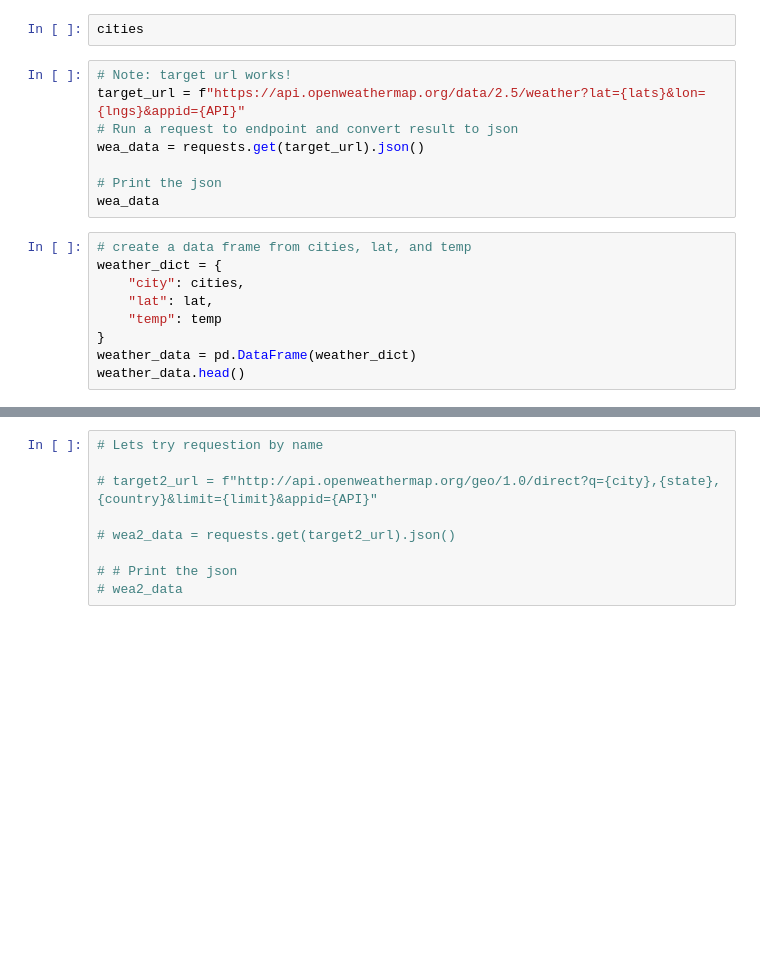
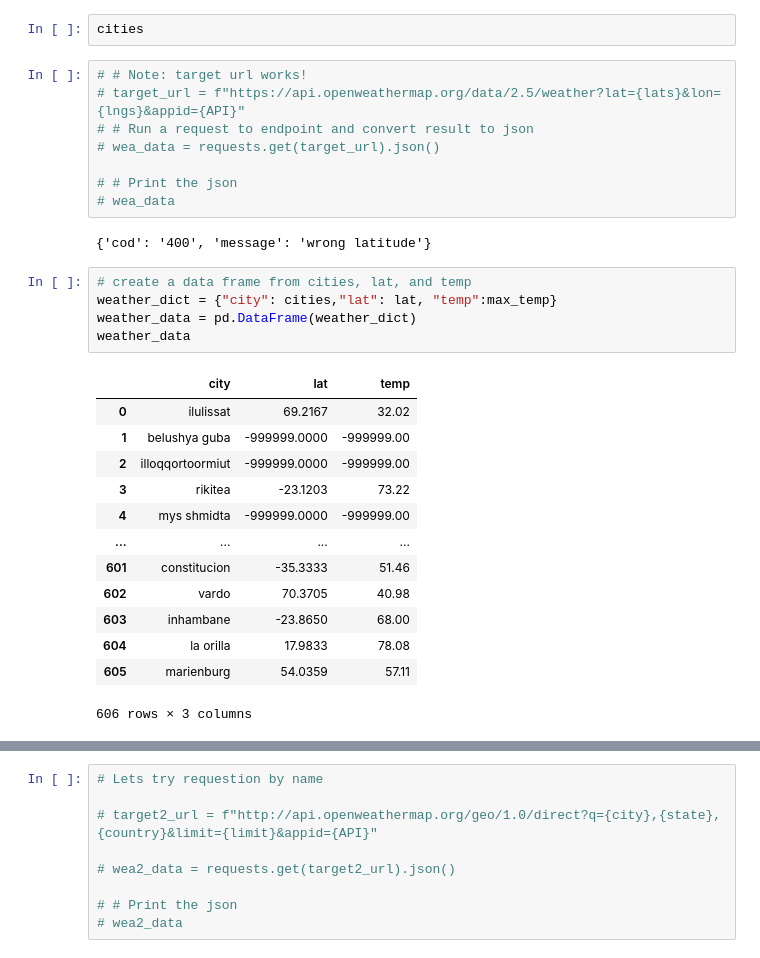
Before and after one commit to Rob397/python-api-challenge, a Jupyter notebook: WeatherPy/WeatherPy.ipynb, the cells around one changed output, grey strips where cells are left out. Saved outputs shown, nothing was run; the diff lists cells and outputs as text; blank space fills up the shorter version.

```diff
--- a/WeatherPy/WeatherPy.ipynb
+++ b/WeatherPy/WeatherPy.ipynb
@@ -136,21 +149,33 @@ The country information for ['Paris', 'Sydney', 'Oslo', 'New York'] received is:
 # %%
 cities
 # %%
-# Note: target url works!
-target_url = f"https://api.openweathermap.org/data/2.5/weather?lat={lats}&lon={lngs}&appid={API}"
-# Run a request to endpoint and convert result to json
-wea_data = requests.get(target_url).json()
+# # Note: target url works!
+# target_url = f"https://api.openweathermap.org/data/2.5/weather?lat={lats}&lon={lngs}&appid={API}"
+# # Run a request to endpoint and convert result to json
+# wea_data = requests.get(target_url).json()
 
-# Print the json
-wea_data
+# # Print the json
+# wea_data
+# %% [output]
+{'cod': '400', 'message': 'wrong latitude'}
 # %%
 # create a data frame from cities, lat, and temp
-weather_dict = {
-    "city": cities,
-    "lat": lat,
-    "temp": temp
-}
+weather_dict = {"city": cities,"lat": lat, "temp":max_temp}
 weather_data = pd.DataFrame(weather_dict)
-weather_data.head()
+weather_data
+# %% [output]
+|  | city | lat | temp |
+| 0 | ilulissat | 69.2167 | 32.02 |
+| 1 | belushya guba | -999999.0000 | -999999.00 |
+| 2 | illoqqortoormiut | -999999.0000 | -999999.00 |
+| 3 | rikitea | -23.1203 | 73.22 |
+| 4 | mys shmidta | -999999.0000 | -999999.00 |
+| ... | ... | ... | ... |
+| 601 | constitucion | -35.3333 | 51.46 |
+| 602 | vardo | 70.3705 | 40.98 |
+| 603 | inhambane | -23.8650 | 68.00 |
+| 604 | la orilla | 17.9833 | 78.08 |
+| 605 | marienburg | 54.0359 | 57.11 |
+606 rows × 3 columns
 # %%
 # Build a scatter plot for each data type
```
Also changed, not shown: parts of 15 cells of this notebook, 2 other files.
